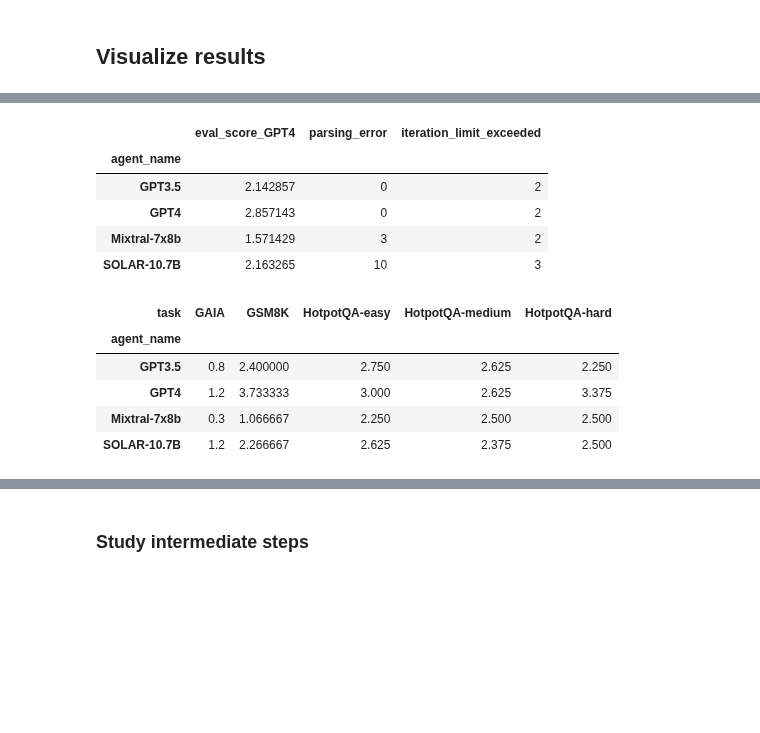
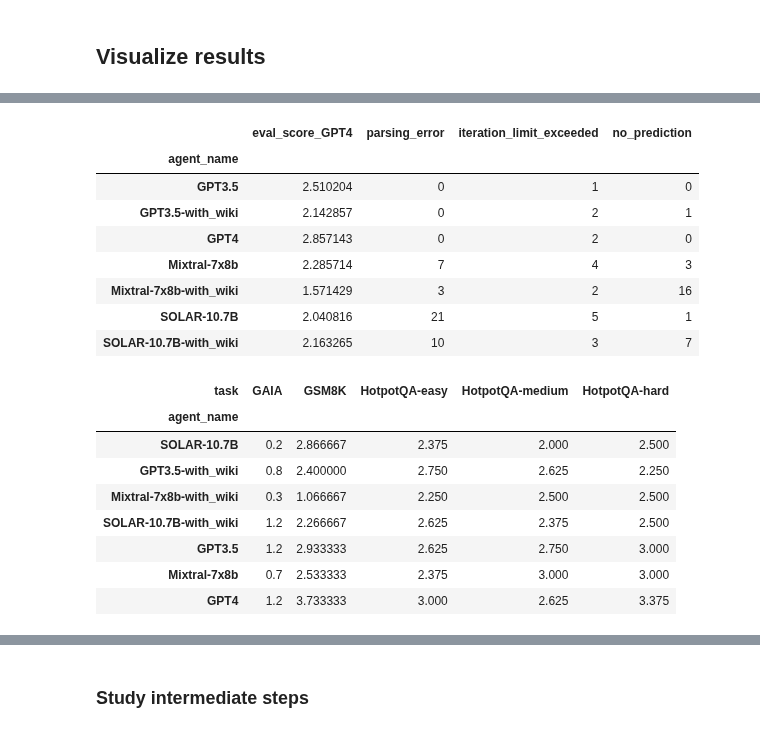
Before and after one commit to aymeric-roucher/benchmark_agents, a Jupyter notebook: benchmark.ipynb, the cells around one changed output, grey strips where cells are left out. Cells and saved outputs as stored; diff of their text form; code cells hidden in the pictures; blank space fills up the shorter version.

```diff
--- a/benchmark.ipynb
+++ b/benchmark.ipynb
@@ -520,5 +415,8 @@ result_df["number_of_distinct_tools_used"] = result_df["tools_used"].apply(
 result_df["number_of_steps"] = result_df["tools_used"].apply(
     lambda row: (len(row) if row is not None else None)
 )
+result_df["no_prediction"] = result_df["prediction"].apply(
+    lambda x: True if x is None else False
+)
 result_df.head(5)
 # %% [output]
@@ -535,29 +436,33 @@ output/GPT3.5.json
 # %%
 def interpret_result(x):
     try:
         return int(x) - 1
     except:
         return 0
 
 
 result_df[f"eval_score_{eval_model_name}"] = result_df[
     f"eval_score_{eval_model_name}"
 ].apply(interpret_result)
 
 result_df.groupby("agent_name").agg(
     {
         f"eval_score_{eval_model_name}": "mean",
         "parsing_error": "sum",
         "iteration_limit_exceeded": "sum",
+        "no_prediction": "sum",
     }
 )
 # %% [output]
-|  | eval_score_GPT4 | parsing_error | iteration_limit_exceeded |
-| agent_name |  |  |  |
-| GPT3.5 | 2.142857 | 0 | 2 |
-| GPT4 | 2.857143 | 0 | 2 |
-| Mixtral-7x8b | 1.571429 | 3 | 2 |
-| SOLAR-10.7B | 2.163265 | 10 | 3 |
+|  | eval_score_GPT4 | parsing_error | iteration_limit_exceeded | no_prediction |
+| agent_name |  |  |  |  |
+| GPT3.5 | 2.510204 | 0 | 1 | 0 |
+| GPT3.5-with_wiki | 2.142857 | 0 | 2 | 1 |
+| GPT4 | 2.857143 | 0 | 2 | 0 |
+| Mixtral-7x8b | 2.285714 | 7 | 4 | 3 |
+| Mixtral-7x8b-with_wiki | 1.571429 | 3 | 2 | 16 |
+| SOLAR-10.7B | 2.040816 | 21 | 5 | 1 |
+| SOLAR-10.7B-with_wiki | 2.163265 | 10 | 3 | 7 |
 # %%
 task_order = {
     "GAIA": 1,
@@ -578,10 +483,13 @@ display(agg_df.unstack())
 # %% [output]
 | task | GAIA | GSM8K | HotpotQA-easy | HotpotQA-medium | HotpotQA-hard |
 | agent_name |  |  |  |  |  |
-| GPT3.5 | 0.8 | 2.400000 | 2.750 | 2.625 | 2.250 |
+| SOLAR-10.7B | 0.2 | 2.866667 | 2.375 | 2.000 | 2.500 |
+| GPT3.5-with_wiki | 0.8 | 2.400000 | 2.750 | 2.625 | 2.250 |
+| Mixtral-7x8b-with_wiki | 0.3 | 1.066667 | 2.250 | 2.500 | 2.500 |
+| SOLAR-10.7B-with_wiki | 1.2 | 2.266667 | 2.625 | 2.375 | 2.500 |
+| GPT3.5 | 1.2 | 2.933333 | 2.625 | 2.750 | 3.000 |
+| Mixtral-7x8b | 0.7 | 2.533333 | 2.375 | 3.000 | 3.000 |
 | GPT4 | 1.2 | 3.733333 | 3.000 | 2.625 | 3.375 |
-| Mixtral-7x8b | 0.3 | 1.066667 | 2.250 | 2.500 | 2.500 |
-| SOLAR-10.7B | 1.2 | 2.266667 | 2.625 | 2.375 | 2.500 |
 # %%
 agg_df = agg_df / 4 * 100  # set results in percentage
 # %%
```
Also changed, not shown: parts of 11 cells of this notebook, 7 other files.
